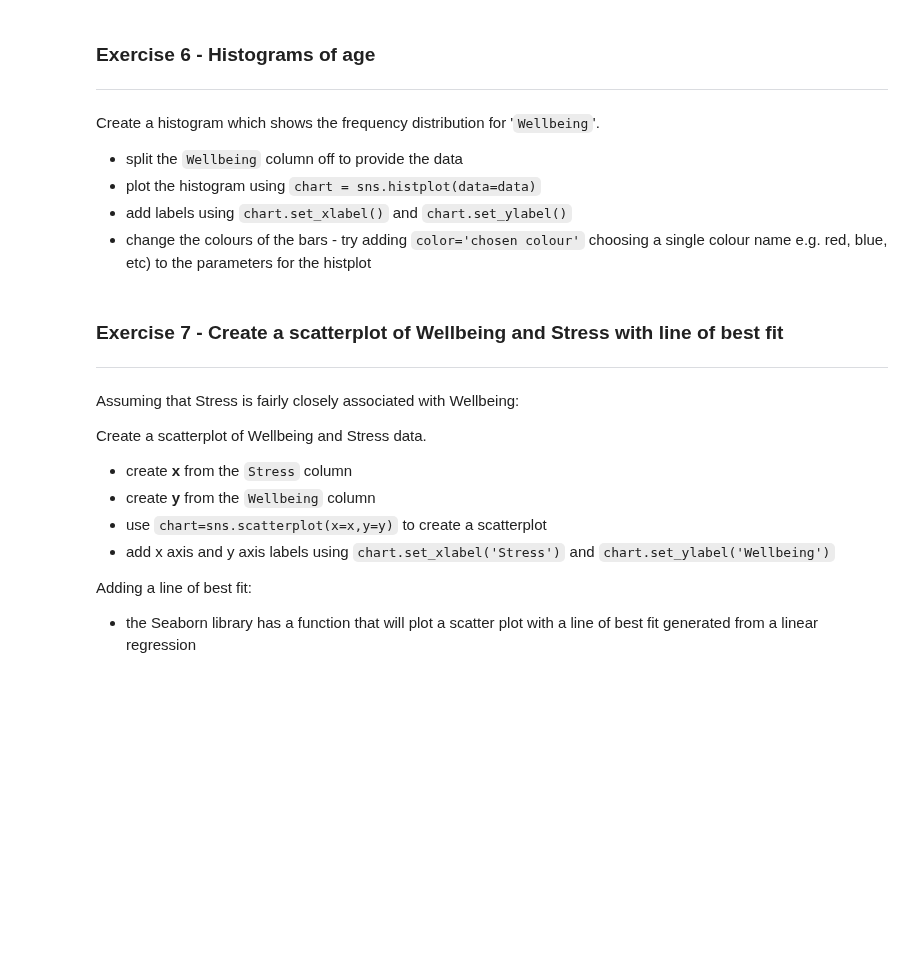
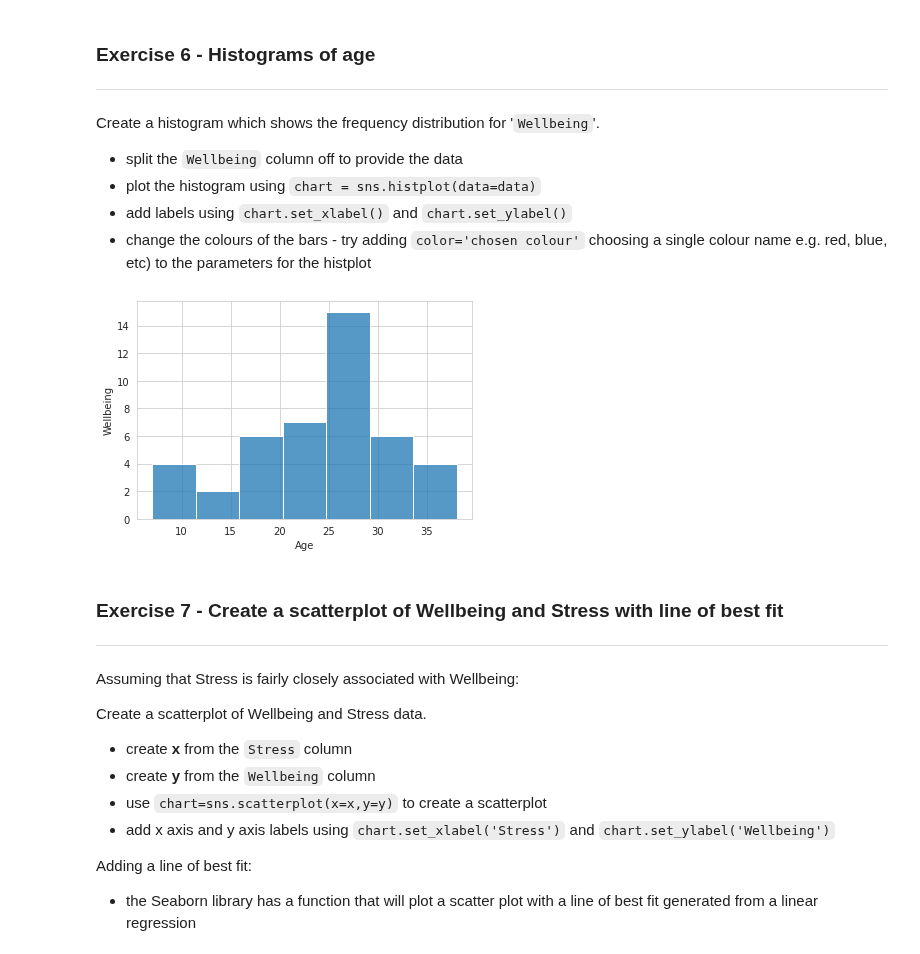
Before and after one commit to Imran-Github22/Imran-Farooqui, a Jupyter notebook: 7_2_Visualisation_with_Seaborn.ipynb, the cells around one changed output. Drawn from its saved outputs; the diff is of its cells as text; code cells hidden in the pictures; blank space fills up the shorter version.

```diff
--- a/7_2_Visualisation_with_Seaborn.ipynb
+++ b/7_2_Visualisation_with_Seaborn.ipynb
@@ -228,6 +230,17 @@ Create a histogram which shows the frequency distribution for '`Wellbeing`'.
 * plot the histogram using `chart = sns.histplot(data=data)`
 * add labels using `chart.set_xlabel()` and `chart.set_ylabel()`
 * change the colours of the bars - try adding `color='chosen colour'` choosing a single colour name e.g. red, blue, etc) to the parameters for the histplot
+# %%
+def show_hist_wellbeing(df):
+  w_data = psych_data[['Age','Wellbeing']]
+  chart = sns.histplot(data=w_data['Wellbeing'])
+  chart.set_xlabel('Age')
+  chart.set_ylabel('Wellbeing')
+
+
+show_hist_wellbeing(psych_data)
+# %% [output]
+[figure, added]
 # %% [markdown]
 ### Exercise 7 - Create a scatterplot of Wellbeing and Stress with line of best fit
 ---
```
Also changed, not shown: parts of 5 cells of this notebook.
